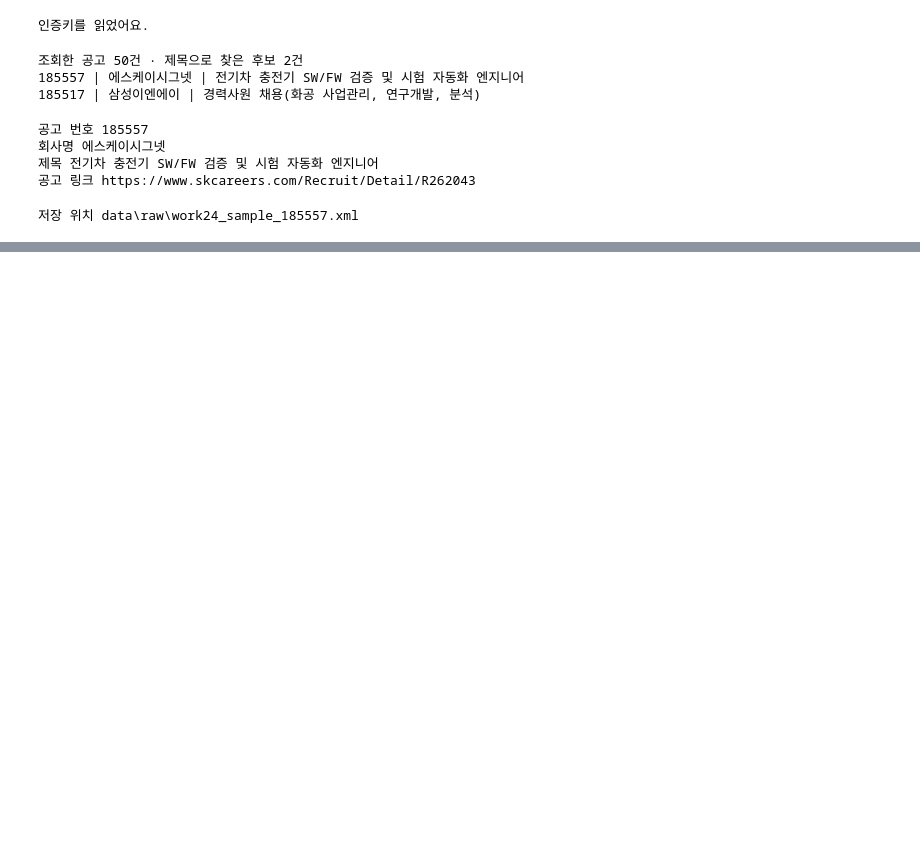
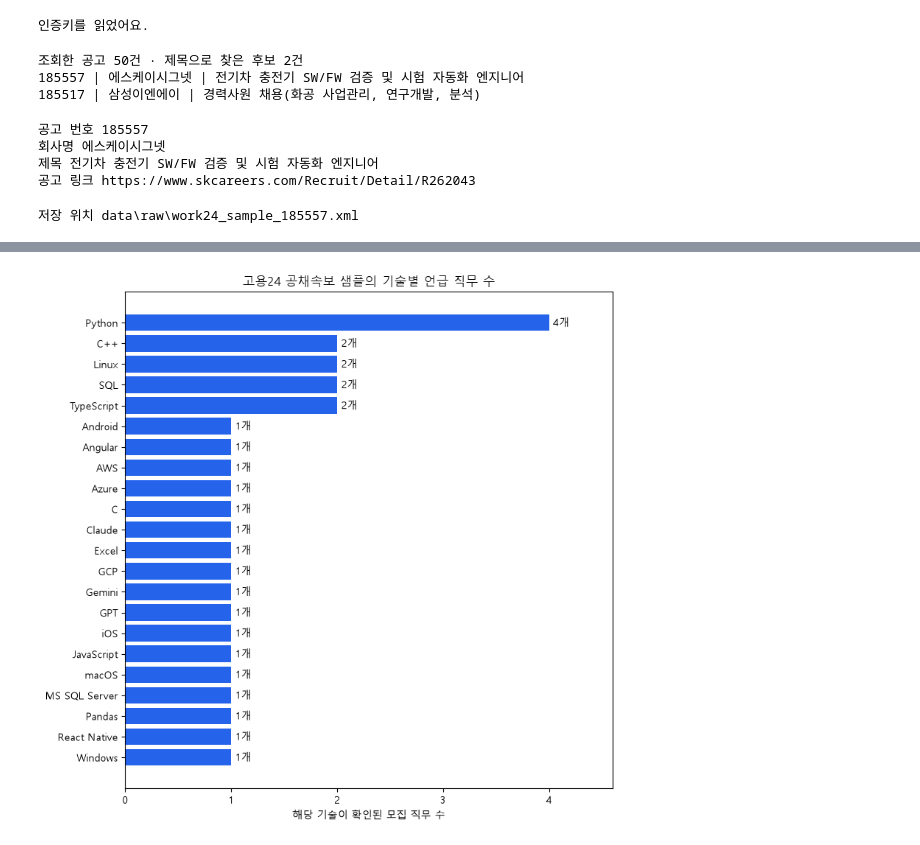
Before and after one commit to llunh/SkillBridge, a Jupyter notebook: notebooks/work24_sample.ipynb, the cells around one changed output, grey strips where cells are left out. Drawn from its saved outputs; the diff is of its cells as text; code cells hidden in the pictures; blank space fills up the shorter version.

```diff
--- a/notebooks/work24_sample.ipynb
+++ b/notebooks/work24_sample.ipynb
@@ -150,0 +495,45 @@ print("저장 위치", sample_path.relative_to(project_root))
+# %%
+import csv
+from collections import Counter
+
+import matplotlib.pyplot as plt
+from matplotlib.ticker import MaxNLocator
+
+csv_path = (
+    project_root / "data" / "processed" / "work24_sample_development_roles.csv"
+)
+skill_counts = Counter()
+
+with csv_path.open(encoding="utf-8-sig", newline="") as file:
+    for row in csv.DictReader(file):
+        skills = {
+            skill.strip()
+            for skill in row["확인된 기술명"].split(",")
+            if skill.strip()
+        }
+        skill_counts.update(skills)
+
+if not skill_counts:
+    raise ValueError("상세 CSV에서 확인된 기술명을 찾지 못했어요.")
+
+ranked_skills = sorted(
+    skill_counts.items(),
+    key=lambda item: (-item[1], item[0].casefold()),
+)
+labels, counts = zip(*ranked_skills)
+
+with plt.rc_context({"font.family": "Malgun Gothic"}):
+    fig, ax = plt.subplots(figsize=(8, max(5, len(labels) * 0.35)))
+    bars = ax.barh(labels, counts, color="#2563EB")
+
+    ax.invert_yaxis()
+    ax.bar_label(bars, labels=[f"{count}개" for count in counts], padding=4)
+    ax.set_title("고용24 공채속보 샘플의 기술별 언급 직무 수")
+    ax.set_xlabel("해당 기술이 확인된 모집 직무 수")
+    ax.xaxis.set_major_locator(MaxNLocator(integer=True))
+    ax.set_xlim(0, max(counts) + 0.6)
+
+    fig.tight_layout()
+    plt.show()
+# %% [output]
+[figure, added]
```
Also changed, not shown: parts of 7 cells of this notebook, 26 other files.
